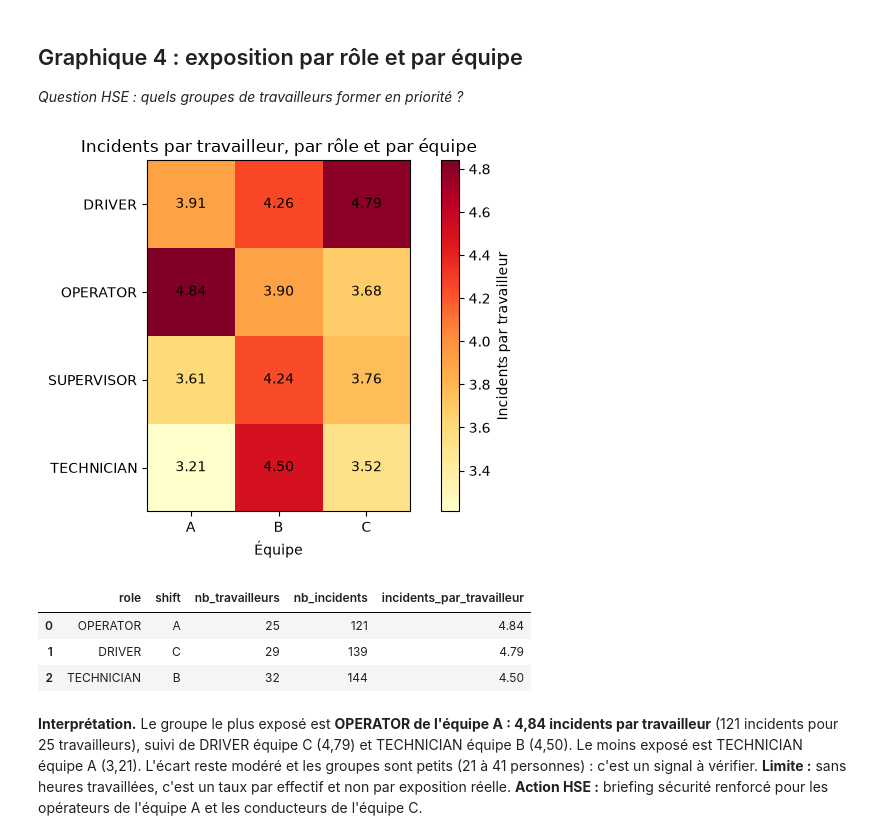
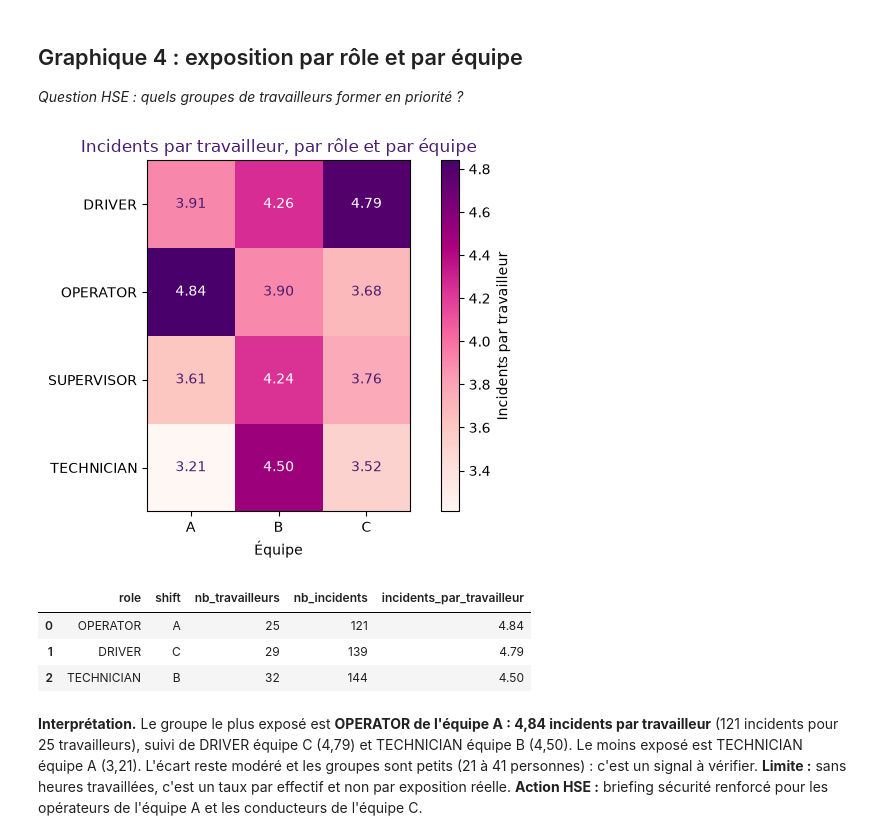
Before and after one commit to fatouu50/Port-Safety-Incident-Analytics-M2-IAMD-Gestion-des-Donn-es-Massives-, a Jupyter notebook: 07_EDA/eda_projet11.ipynb, the cells around one changed output. Drawn from its saved outputs; the diff is of its cells as text; code cells hidden in the pictures.

Commit message:
07_EDA : graphiques aux couleurs de la charte (rose, violet, framboise)

```diff
--- a/07_EDA/eda_projet11.ipynb
+++ b/07_EDA/eda_projet11.ipynb
@@ -38,23 +38,30 @@ kpi
 # %%
 import os
 os.makedirs("figures", exist_ok=True)
+
+# Couleurs de la charte (les mêmes que le dashboard)
+VIOLET_FONCE = "#4A1D6E"
+VIOLET = "#7B3FA0"
+ROSE = "#EE82B7"
+GRIS_INCOMPLET = "#CFC8D6"
 
 mois = pd.read_sql_query("SELECT * FROM mart_incidents_month ORDER BY mois", con)
 
 # Moyenne calculée sur les mois complets seulement (octobre exclu)
 moyenne = mois[mois["mois_complet"] == 1]["nb_incidents"].mean()
 
-# Octobre (incomplet) en gris, les autres mois en bleu
-couleurs = ["steelblue" if complet == 1 else "lightgray" for complet in mois["mois_complet"]]
+# Octobre (incomplet) en gris, les autres mois en rose
+couleurs = [ROSE if complet == 1 else GRIS_INCOMPLET for complet in mois["mois_complet"]]
 
 plt.figure(figsize=(10, 4.5))
 plt.bar(mois["mois"], mois["nb_incidents"], color=couleurs, label="Incidents")
-plt.bar(mois["mois"], mois["nb_graves"], color="firebrick", label="dont graves (HIGH + CRITICAL)")
-plt.axhline(moyenne, color="black", linestyle="--", label=f"Moyenne des mois complets ({moyenne:.0f})")
-plt.title("Incidents par mois en 2026 (octobre incomplet, en gris)")
+plt.bar(mois["mois"], mois["nb_graves"], color=VIOLET_FONCE, label="dont graves (HIGH + CRITICAL)")
+plt.axhline(moyenne, color=VIOLET, linestyle="--", label=f"Moyenne des mois complets ({moyenne:.0f})")
+plt.title("Incidents par mois en 2026 (octobre incomplet, en gris)", color=VIOLET_FONCE)
 plt.ylabel("Nombre d'incidents")
 plt.xticks(rotation=45)
-plt.legend()
+plt.legend(frameon=False)
+plt.gca().spines[["top", "right"]].set_visible(False)
 plt.tight_layout()
 plt.savefig("figures/01_tendance_mensuelle.png", dpi=150)
 plt.show()
@@ -86,17 +93,19 @@ gravite = pd.read_sql_query("SELECT * FROM mart_severity_distribution", con)
 ordre = ["LOW", "MEDIUM", "HIGH", "CRITICAL"]
 gravite = gravite.set_index("severity").loc[ordre].reset_index()
 
-couleurs = ["lightgray", "lightblue", "orange", "firebrick"]
+# Couleurs de la charte : du lavande (faible) à la framboise (critique)
+couleurs = ["#D9C8EA", "#A77BC9", "#EE82B7", "#9E1F5C"]
 
 plt.figure(figsize=(7, 4.5))
 plt.bar(gravite["severity"], gravite["nb_incidents"], color=couleurs)
 
 # Écrire le pourcentage au-dessus de chaque barre
 for i, ligne in gravite.iterrows():
-    plt.text(i, ligne["nb_incidents"] + 10, f"{ligne['pct']} %", ha="center")
+    plt.text(i, ligne["nb_incidents"] + 10, f"{ligne['pct']} %", ha="center", color=VIOLET_FONCE)
 
-plt.title("Répartition des incidents par gravité")
+plt.title("Répartition des incidents par gravité", color=VIOLET_FONCE)
 plt.ylabel("Nombre d'incidents")
+plt.gca().spines[["top", "right"]].set_visible(False)
 plt.tight_layout()
 plt.savefig("figures/02_gravite.png", dpi=150)
 plt.show()
@@ -161,30 +174,33 @@ zones.sort_values("score_risque", ascending=False)[["location_id", "area_type",
 # %%
 taux = pd.read_sql_query("SELECT * FROM mart_incident_rate_shift_role", con)
 
 # Tableau croisé : une ligne par rôle, une colonne par équipe
 tableau = taux.pivot(index="role", columns="shift", values="incidents_par_travailleur")
 
 plt.figure(figsize=(6.5, 4.5))
-plt.imshow(tableau.values, cmap="YlOrRd")
+plt.imshow(tableau.values, cmap="RdPu")
 plt.colorbar(label="Incidents par travailleur")
 
 plt.xticks(range(len(tableau.columns)), tableau.columns)
 plt.yticks(range(len(tableau.index)), tableau.index)
 
-# Écrire la valeur au centre de chaque case
+# Écrire la valeur au centre de chaque case : en blanc sur les cases foncées, en violet foncé sinon
+moyenne_cases = tableau.values.mean()
 for ligne in range(tableau.shape[0]):
     for colonne in range(tableau.shape[1]):
-        plt.text(colonne, ligne, f"{tableau.values[ligne, colonne]:.2f}", ha="center", va="center")
+        valeur = tableau.values[ligne, colonne]
+        couleur_texte = "white" if valeur > moyenne_cases else VIOLET_FONCE
+        plt.text(colonne, ligne, f"{valeur:.2f}", ha="center", va="center", color=couleur_texte)
 
-plt.title("Incidents par travailleur, par rôle et par équipe")
+plt.title("Incidents par travailleur, par rôle et par équipe", color=VIOLET_FONCE)
 plt.xlabel("Équipe")
 plt.tight_layout()
 plt.savefig("figures/04_heatmap_role_equipe.png", dpi=150)
 plt.show()
 
 taux.sort_values("incidents_par_travailleur", ascending=False).head(3)
 # %% [output]
-[figure, old version]
+[figure, new version]
 |  | role | shift | nb_travailleurs | nb_incidents | incidents_par_travailleur |
 | 0 | OPERATOR | A | 25 | 121 | 4.84 |
 | 1 | DRIVER | C | 29 | 139 | 4.79 |
```
Also changed, not shown: parts of 5 cells of this notebook, 5 other files.
